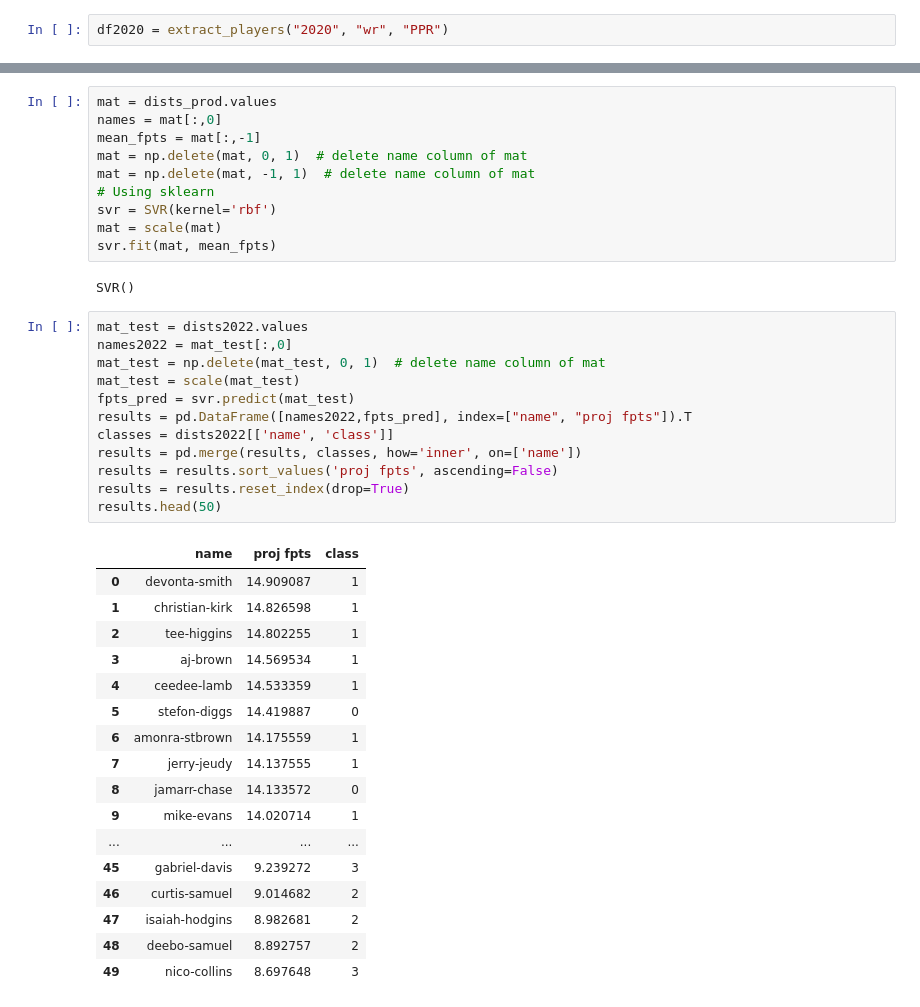
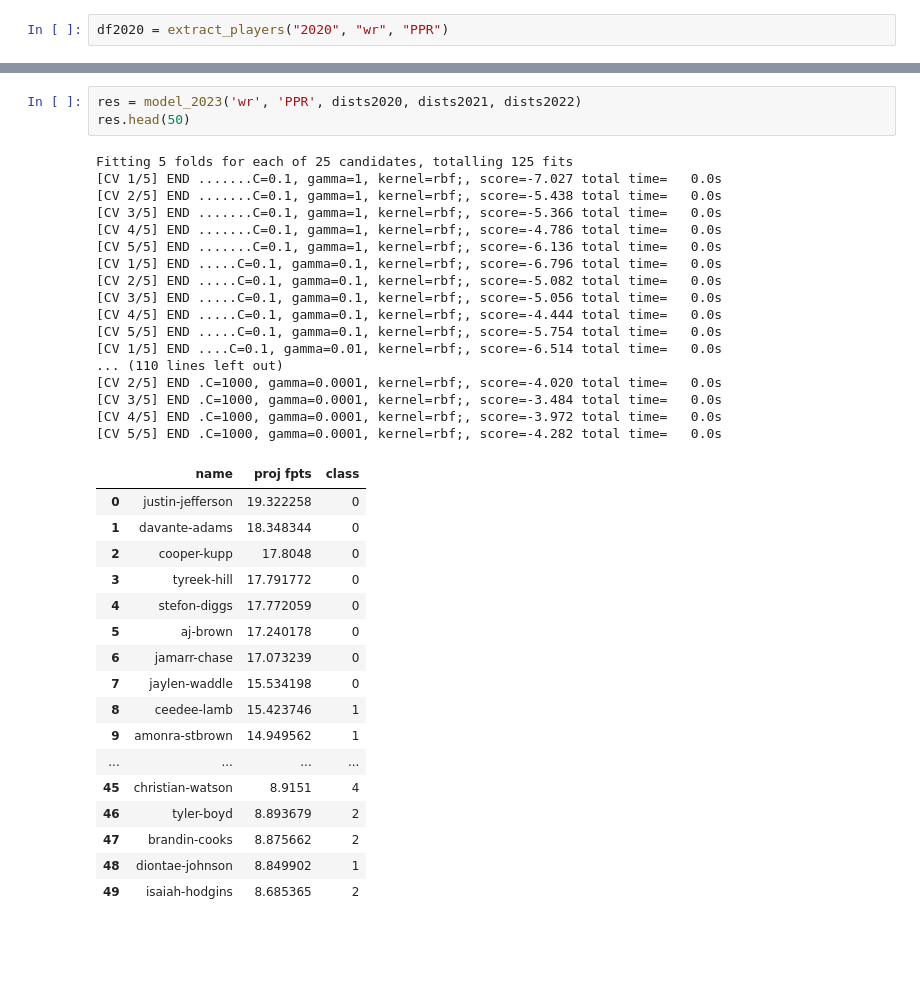
Before and after one commit to xander-abbott/fantasy_scrape, a Jupyter notebook: main_wr.ipynb, the cells around one changed output, grey strips where cells are left out. Saved outputs shown, nothing was run; the diff lists cells and outputs as text; blank space fills up the shorter version.

```diff
--- a/main_wr.ipynb
+++ b/main_wr.ipynb
@@ -459,42 +158,38 @@ dists_prod = dists2021prod.append([dists2020prod], ignore_index=True)
-# %%
-mat = dists_prod.values
-names = mat[:,0]
-mean_fpts = mat[:,-1]
-mat = np.delete(mat, 0, 1)  # delete name column of mat
-mat = np.delete(mat, -1, 1)  # delete name column of mat
-# Using sklearn
-svr = SVR(kernel='rbf')
-mat = scale(mat)
-svr.fit(mat, mean_fpts)
-# %% [output]
-SVR()
-# %%
-mat_test = dists2022.values
-names2022 = mat_test[:,0]
-mat_test = np.delete(mat_test, 0, 1)  # delete name column of mat
-mat_test = scale(mat_test)
-fpts_pred = svr.predict(mat_test)
-results = pd.DataFrame([names2022,fpts_pred], index=["name", "proj fpts"]).T
-classes = dists2022[['name', 'class']]
-results = pd.merge(results, classes, how='inner', on=['name'])
-results = results.sort_values('proj fpts', ascending=False)
-results = results.reset_index(drop=True)
-results.head(50)
-# %% [output]
-|  | name | proj fpts | class |
-| 0 | devonta-smith | 14.909087 | 1 |
-| 1 | christian-kirk | 14.826598 | 1 |
-| 2 | tee-higgins | 14.802255 | 1 |
-| 3 | aj-brown | 14.569534 | 1 |
-| 4 | ceedee-lamb | 14.533359 | 1 |
-| 5 | stefon-diggs | 14.419887 | 0 |
-| 6 | amonra-stbrown | 14.175559 | 1 |
-| 7 | jerry-jeudy | 14.137555 | 1 |
-| 8 | jamarr-chase | 14.133572 | 0 |
-| 9 | mike-evans | 14.020714 | 1 |
-| ... | ... | ... | ... |
-| 45 | gabriel-davis | 9.239272 | 3 |
-| 46 | curtis-samuel | 9.014682 | 2 |
-| 47 | isaiah-hodgins | 8.982681 | 2 |
-| 48 | deebo-samuel | 8.892757 | 2 |
-| 49 | nico-collins | 8.697648 | 3 |
+# %%
+res = model_2023('wr', 'PPR', dists2020, dists2021, dists2022)
+res.head(50)
+# %% [output]
+Fitting 5 folds for each of 25 candidates, totalling 125 fits
+[CV 1/5] END .......C=0.1, gamma=1, kernel=rbf;, score=-7.027 total time=   0.0s
+[CV 2/5] END .......C=0.1, gamma=1, kernel=rbf;, score=-5.438 total time=   0.0s
+[CV 3/5] END .......C=0.1, gamma=1, kernel=rbf;, score=-5.366 total time=   0.0s
+[CV 4/5] END .......C=0.1, gamma=1, kernel=rbf;, score=-4.786 total time=   0.0s
+[CV 5/5] END .......C=0.1, gamma=1, kernel=rbf;, score=-6.136 total time=   0.0s
+[CV 1/5] END .....C=0.1, gamma=0.1, kernel=rbf;, score=-6.796 total time=   0.0s
+[CV 2/5] END .....C=0.1, gamma=0.1, kernel=rbf;, score=-5.082 total time=   0.0s
+[CV 3/5] END .....C=0.1, gamma=0.1, kernel=rbf;, score=-5.056 total time=   0.0s
+[CV 4/5] END .....C=0.1, gamma=0.1, kernel=rbf;, score=-4.444 total time=   0.0s
+[CV 5/5] END .....C=0.1, gamma=0.1, kernel=rbf;, score=-5.754 total time=   0.0s
+[CV 1/5] END ....C=0.1, gamma=0.01, kernel=rbf;, score=-6.514 total time=   0.0s
+... (110 lines left out)
+[CV 2/5] END .C=1000, gamma=0.0001, kernel=rbf;, score=-4.020 total time=   0.0s
+[CV 3/5] END .C=1000, gamma=0.0001, kernel=rbf;, score=-3.484 total time=   0.0s
+[CV 4/5] END .C=1000, gamma=0.0001, kernel=rbf;, score=-3.972 total time=   0.0s
+[CV 5/5] END .C=1000, gamma=0.0001, kernel=rbf;, score=-4.282 total time=   0.0s
+|  | name | proj fpts | class |
+| 0 | justin-jefferson | 19.322258 | 0 |
+| 1 | davante-adams | 18.348344 | 0 |
+| 2 | cooper-kupp | 17.8048 | 0 |
+| 3 | tyreek-hill | 17.791772 | 0 |
+| 4 | stefon-diggs | 17.772059 | 0 |
+| 5 | aj-brown | 17.240178 | 0 |
+| 6 | jamarr-chase | 17.073239 | 0 |
+| 7 | jaylen-waddle | 15.534198 | 0 |
+| 8 | ceedee-lamb | 15.423746 | 1 |
+| 9 | amonra-stbrown | 14.949562 | 1 |
+| ... | ... | ... | ... |
+| 45 | christian-watson | 8.9151 | 4 |
+| 46 | tyler-boyd | 8.893679 | 2 |
+| 47 | brandin-cooks | 8.875662 | 2 |
+| 48 | diontae-johnson | 8.849902 | 1 |
+| 49 | isaiah-hodgins | 8.685365 | 2 |
```
Also changed, not shown: parts of 25 cells of this notebook, 3 other files.
